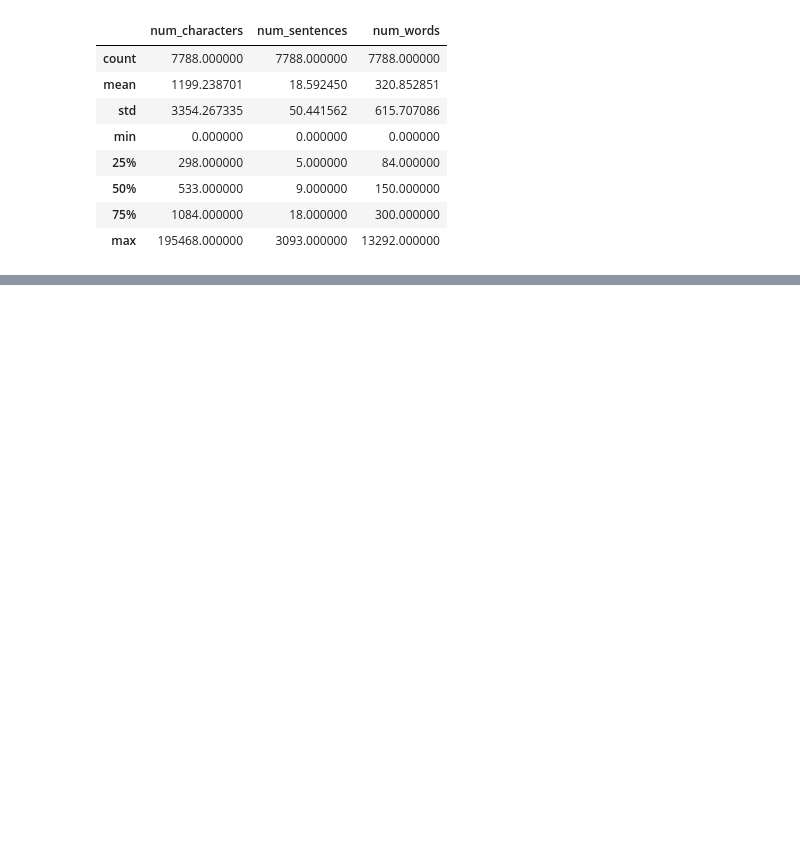
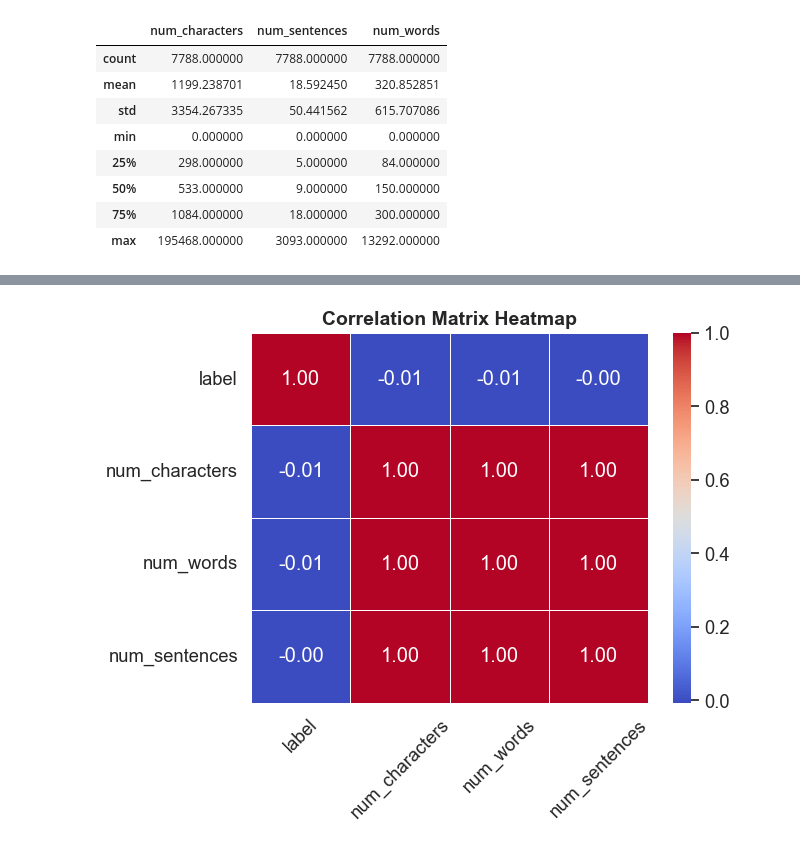
Before and after one commit to shivachaudhary46/natural_language_processing, a Jupyter notebook: Email_Spam_Detection/spam_classifier.ipynb, the cells around one changed output, grey strips where cells are left out. Cells and saved outputs as stored; diff of their text form; code cells hidden in the pictures; blank space fills up the shorter version.

```diff
--- a/Email_Spam_Detection/spam_classifier.ipynb
+++ b/Email_Spam_Detection/spam_classifier.ipynb
@@ -255,11 +255,3 @@ spam_dataset[spam_dataset['label'] == 1][['num_characters', 'num_sentences', 'nu
 | 50% | 533.000000 | 9.000000 | 150.000000 |
 | 75% | 1084.000000 | 18.000000 | 300.000000 |
 | max | 195468.000000 | 3093.000000 | 13292.000000 |
-# %%
-
-plt.figure(figsize=(12, 7))
-
-plt.hist(spam_dataset['label' == 0], color='blue')
-,
-
-sns.set(style='whitegrid')
@@ -265,0 +266,12 @@ sns.set(style='whitegrid')
+# %%
+corr_matrix = spam_dataset[['label', 'num_characters', 'num_words', 'num_sentences']].corr()
+
+sns.set(font_scale=1.2)
+sns.heatmap(corr_matrix, annot=True, fmt='0.2f', linewidths=0.5, cmap='coolwarm')
+
+plt.title('Correlation Matrix Heatmap', fontsize=14, fontweight='bold')
+
+plt.xticks(rotation=45)
+plt.show()
+# %% [output]
+[figure, added]
```
Also changed, not shown: parts of 1 cell of this notebook, 2 other files.
